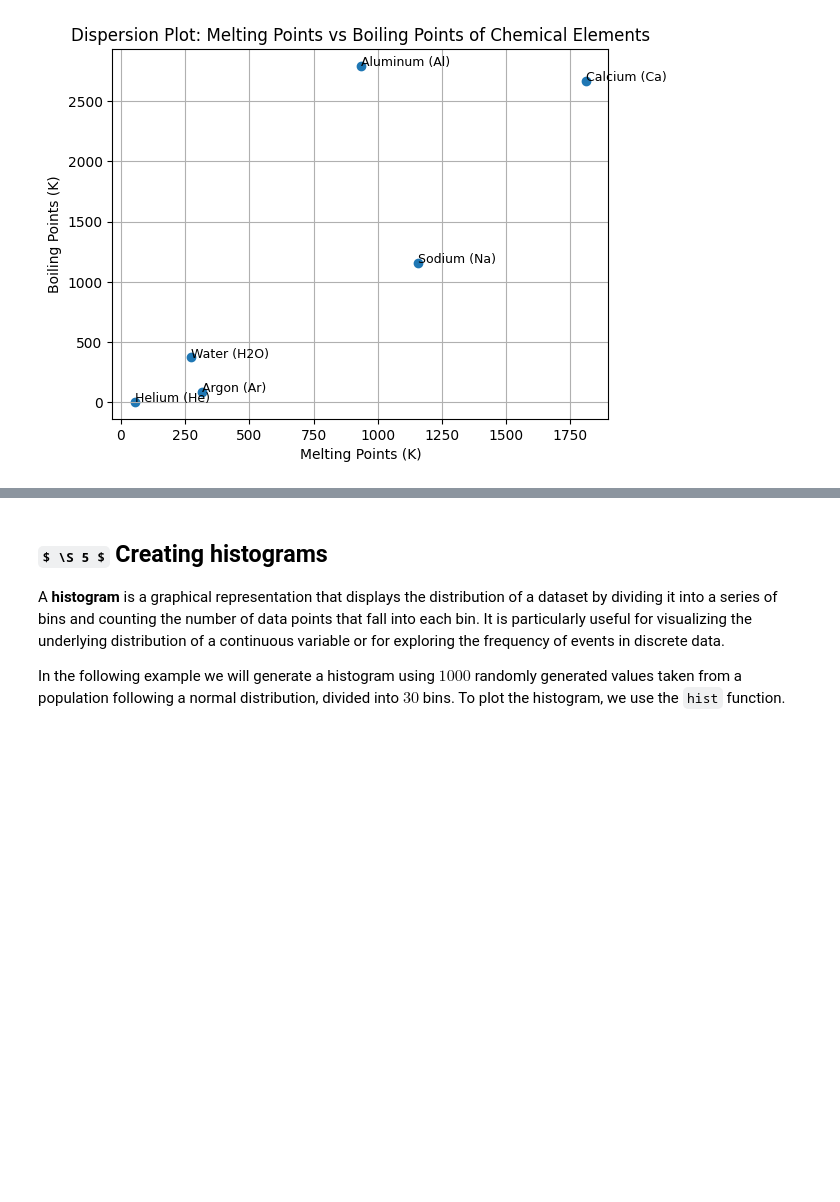
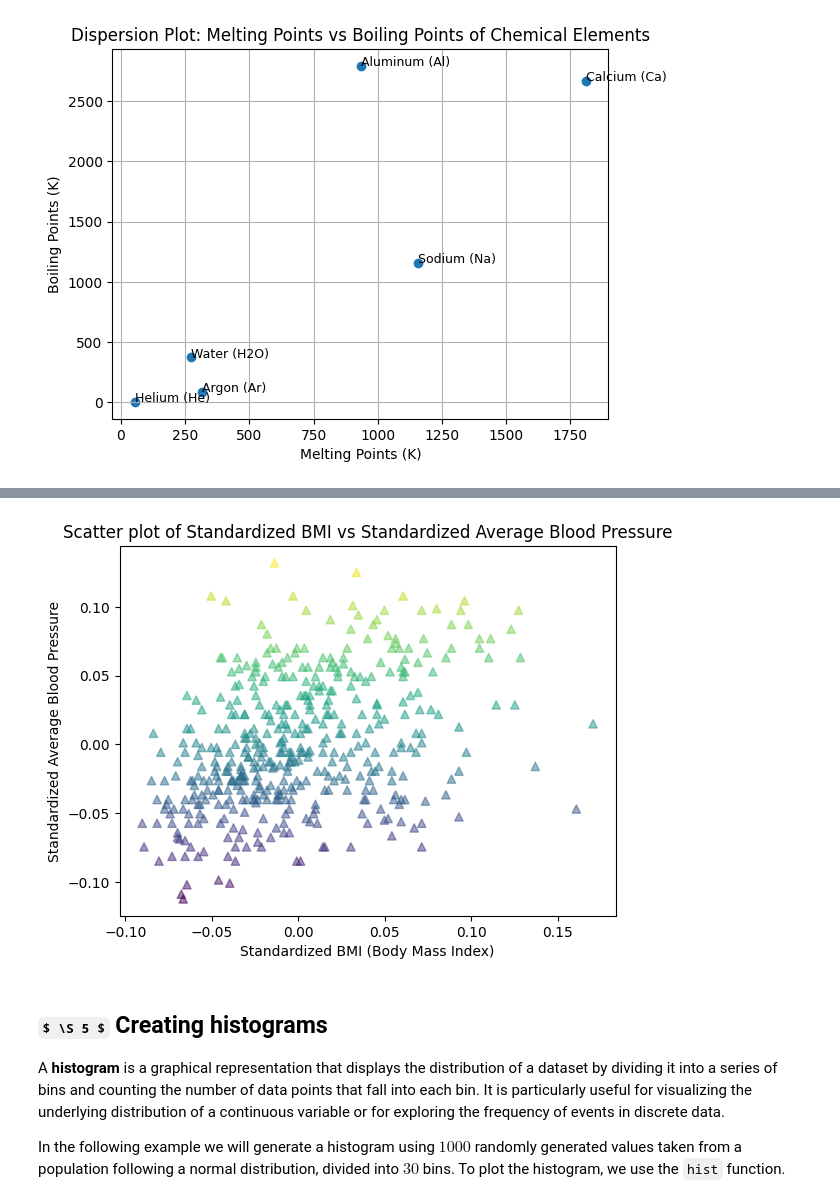
Before and after one commit to pzuehlke/Python-Tutorial, a Jupyter notebook: 7-introduction_to_matplotlib.ipynb, the cells around one changed output, grey strips where cells are left out. Cells and saved outputs as stored; diff of their text form; code cells hidden in the pictures; some formulas as TeX source; blank space fills up the shorter version.

```diff
--- a/7-introduction_to_matplotlib.ipynb
+++ b/7-introduction_to_matplotlib.ipynb
@@ -230,3 +276,22 @@ plt.show()                          # Display the plot.
+# %%
+import matplotlib.pyplot as plt
+from sklearn.datasets import load_diabetes
+
+
+# Load the diabetes dataset:
+diabetes = load_diabetes()
+# Extract the standardized BMI and average blood pressure values:
+bmi = diabetes.data[:, diabetes.feature_names.index("bmi")]
+avg_blood_pressure = diabetes.data[:, diabetes.feature_names.index("bp")]
+
+# Create the scatter plot; add the options mentioned above:
+plt.scatter(bmi, avg_blood_pressure)
+# Set the x-axis label to: "Standardized BMI (Body Mass Index)".
+# Set the y-axis label to: "Standardized Average Blood Pressure".
+# Specify the title.
+# Display the plot.
+# %% [output]
+[figure, added]
 # %% [markdown]
 ## $ \S 5 $ Creating histograms
 
```
Also changed, not shown: parts of 15 cells of this notebook.
